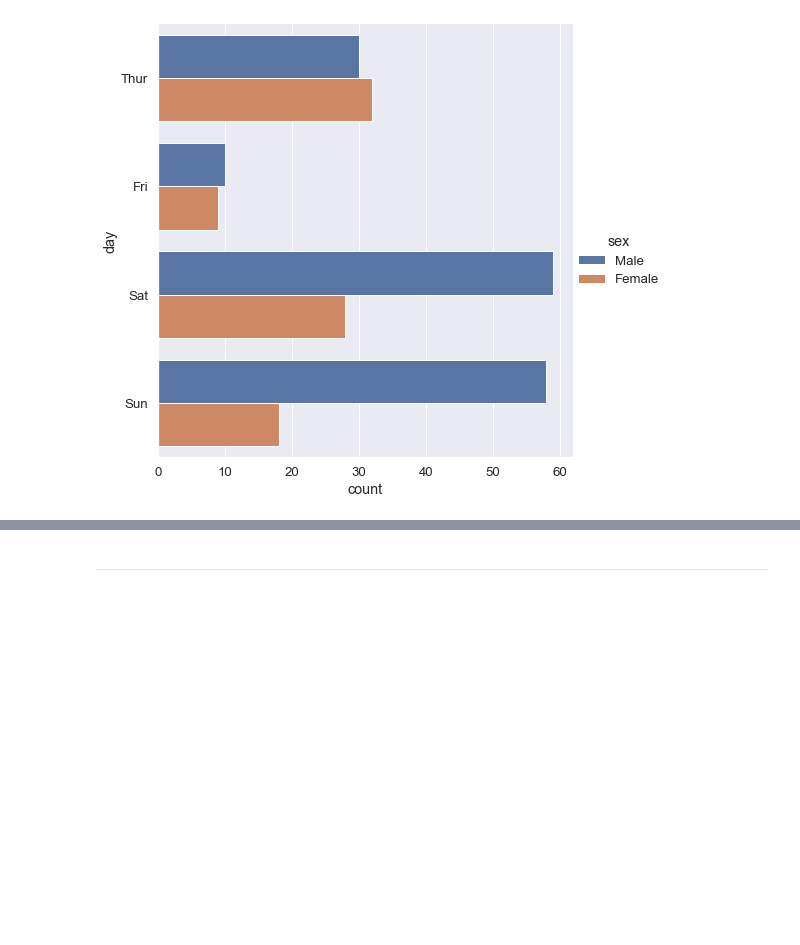
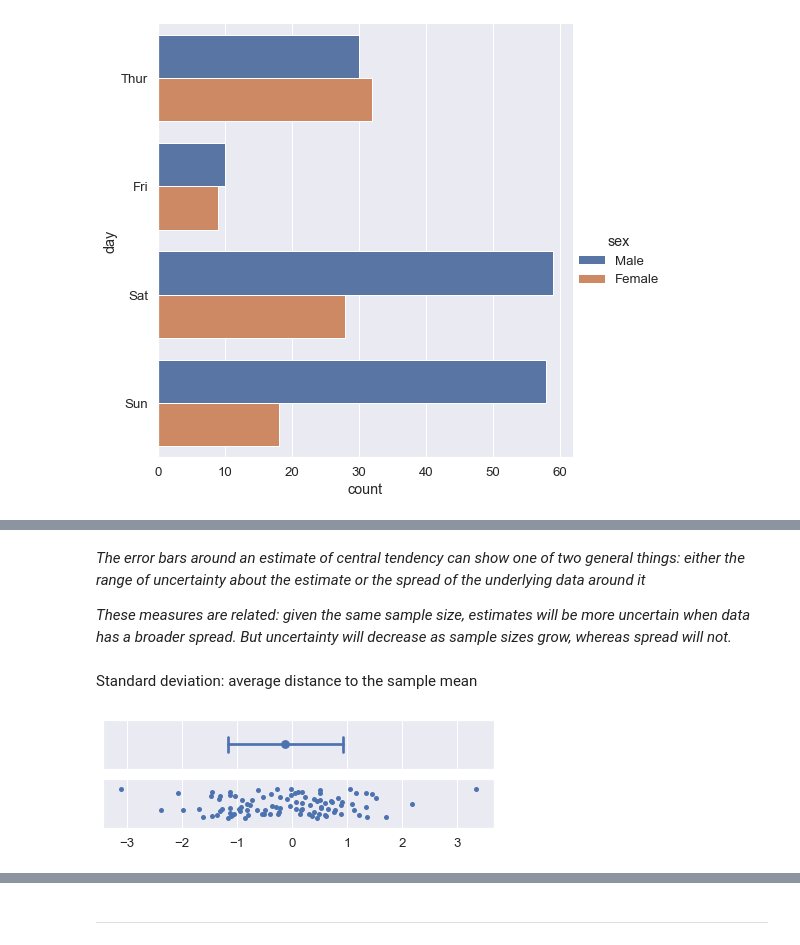
Before and after one commit to chris-leonard/python-playground, a Jupyter notebook: seaborn/seaborn-practice.ipynb, the cells around one changed output, grey strips where cells are left out. Saved outputs shown, nothing was run; the diff lists cells and outputs as text; code cells hidden in the pictures; blank space fills up the shorter version.

```diff
--- a/seaborn/seaborn-practice.ipynb
+++ b/seaborn/seaborn-practice.ipynb
@@ -431,0 +432,17 @@ sns.catplot(data=tips, x="day", y="total_bill", hue="sex", kind="point", dodge=T
+# %% [markdown]
+*The error bars around an estimate of central tendency can show one of two general things: either the range of uncertainty about the estimate or the spread of the underlying data around it*
+
+*These measures are related: given the same sample size, estimates will be more uncertain when data has a broader spread. But uncertainty will decrease as sample sizes grow, whereas spread will not.*
+# %%
+def plot_errorbars(arg, **kws):
+    np.random.seed(sum(map(ord, "error_bars")))
+    x = np.random.normal(0, 1, 100)
+    f, axs = plt.subplots(2, figsize=(7, 2), sharex=True)
+    sns.pointplot(x=x, errorbar=arg, **kws, capsize=.3, ax=axs[0])
+    sns.stripplot(x=x, jitter=.3, ax=axs[1])
+# %% [markdown]
+Standard deviation: average distance to the sample mean
+# %%
+plot_errorbars("sd")
+# %% [output]
+[figure, added]
```
Also changed, not shown: parts of 10 cells of this notebook.
